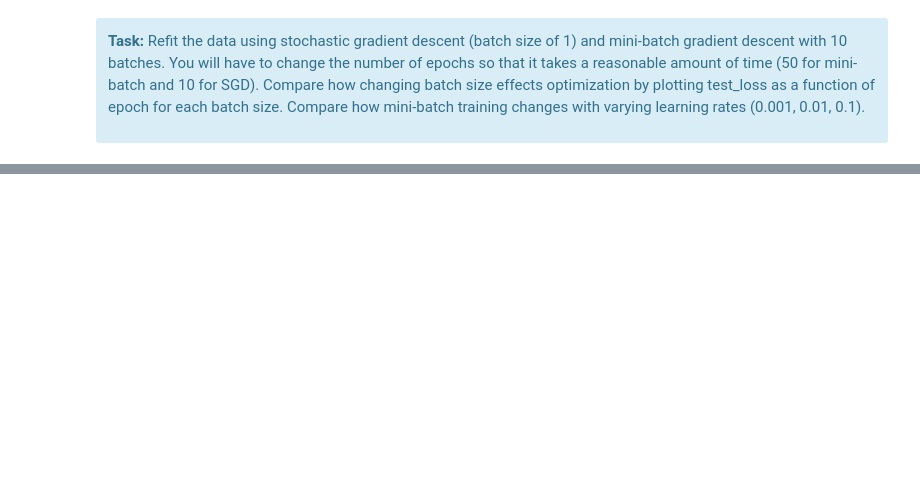
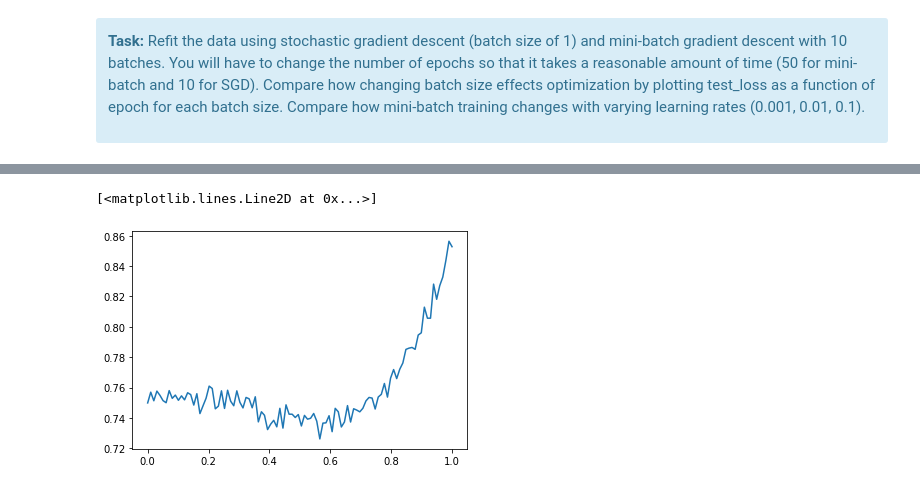
Before and after one commit to uspas/optimization_and_ml, a Jupyter notebook: solutions/lab_03.ipynb, the cells around one changed output, grey strips where cells are left out. Drawn from its saved outputs; the diff is of its cells as text; code cells hidden in the pictures; blank space fills up the shorter version.

```diff
--- a/solutions/lab_03.ipynb
+++ b/solutions/lab_03.ipynb
@@ -321,0 +414,7 @@ plt.ylabel('<MSELoss>')
+# %%
+x = torch.linspace(0,1, 100).unsqueeze(dim=1)
+y = 0.75 + 0.1 * x - 0.5 * x ** 2 + 0.5 * x ** 3 + torch.randn(x.shape)*0.005
+plt.plot(x,y)
+# %% [output]
+[<matplotlib.lines.Line2D at 0x...>]
+[figure, added]
```
Also changed, not shown: parts of 15 cells of this notebook, 2 other files.
